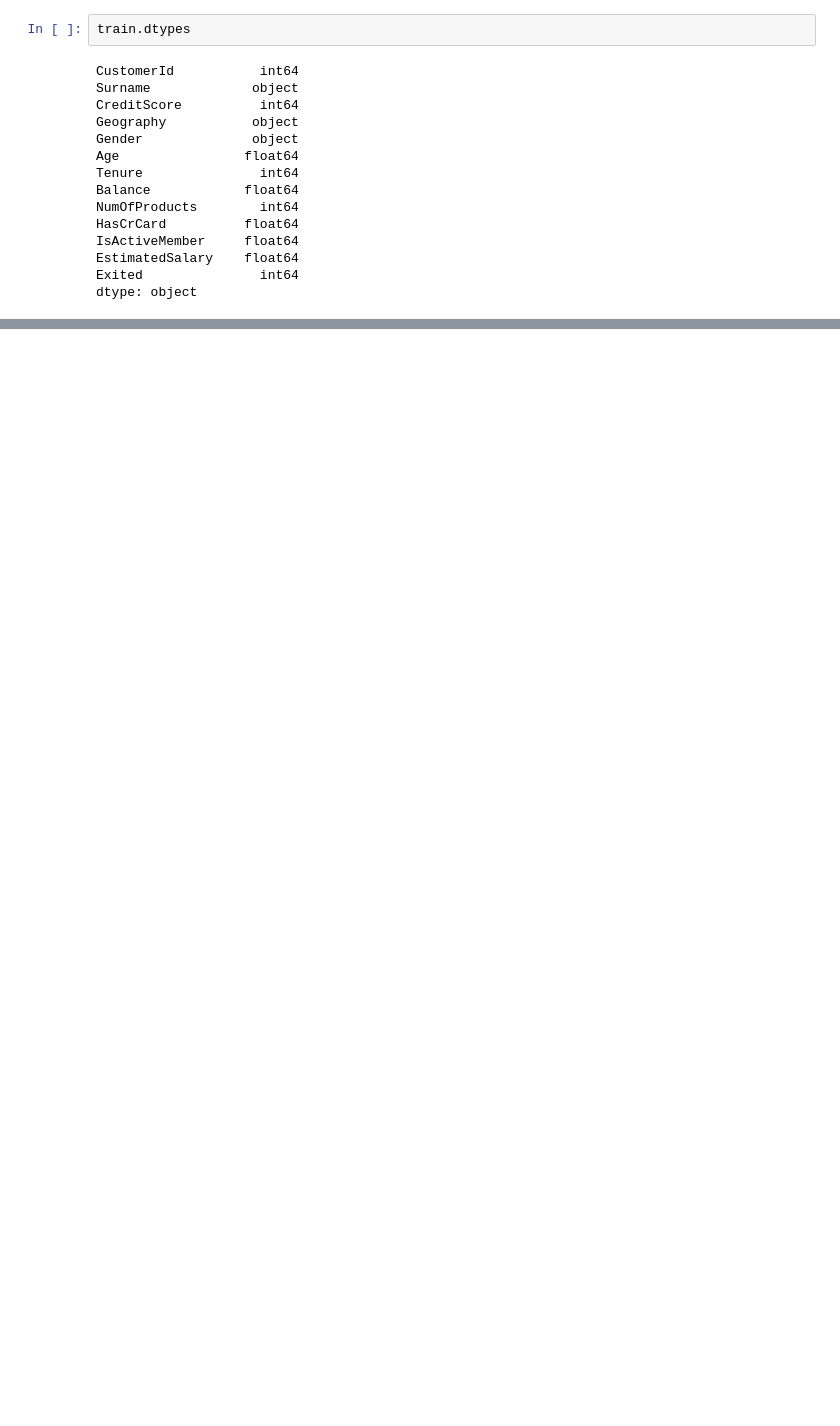
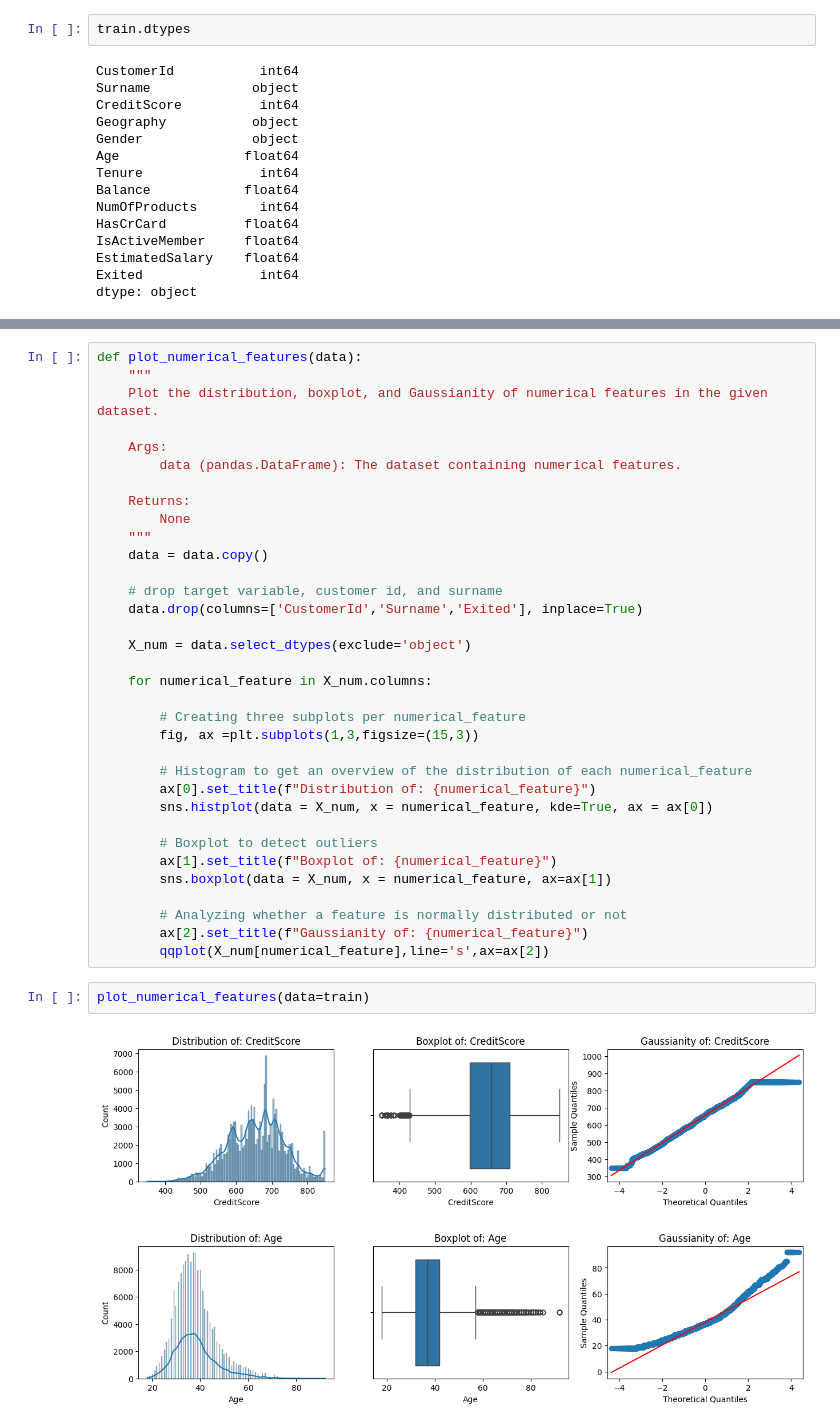
Before and after one commit to RuiFSP/Kaggle, a Jupyter notebook: Playground_Series_S4/1-Binary Classification with a Bank Churn Dataset/bank_churn.ipynb, the cells around one changed output, grey strips where cells are left out. Drawn from its saved outputs; the diff is of its cells as text; blank space fills up the shorter version.

```diff
--- a/Playground_Series_S4/1-Binary Classification with a Bank Churn Dataset/bank_churn.ipynb
+++ b/Playground_Series_S4/1-Binary Classification with a Bank Churn Dataset/bank_churn.ipynb
@@ -144,0 +193,39 @@ dtype: object
+# %%
+def plot_numerical_features(data):
+    """
+    Plot the distribution, boxplot, and Gaussianity of numerical features in the given dataset.
+
+    Args:
+        data (pandas.DataFrame): The dataset containing numerical features.
+
+    Returns:
+        None
+    """
+    data = data.copy()
+
+    # drop target variable, customer id, and surname
+    data.drop(columns=['CustomerId','Surname','Exited'], inplace=True)
+
+    X_num = data.select_dtypes(exclude='object')
+
+    for numerical_feature in X_num.columns:
+
+        # Creating three subplots per numerical_feature
+        fig, ax =plt.subplots(1,3,figsize=(15,3))
+
+        # Histogram to get an overview of the distribution of each numerical_feature
+        ax[0].set_title(f"Distribution of: {numerical_feature}")
+        sns.histplot(data = X_num, x = numerical_feature, kde=True, ax = ax[0])
+
+        # Boxplot to detect outliers
+        ax[1].set_title(f"Boxplot of: {numerical_feature}")
+        sns.boxplot(data = X_num, x = numerical_feature, ax=ax[1])
+
+        # Analyzing whether a feature is normally distributed or not
+        ax[2].set_title(f"Gaussianity of: {numerical_feature}")
+        qqplot(X_num[numerical_feature],line='s',ax=ax[2])
+# %%
+plot_numerical_features(data=train)
+# %% [output]
+[figure, added]
+[figure, added]
```
Also changed, not shown: parts of 25 cells of this notebook, 1 other file.
